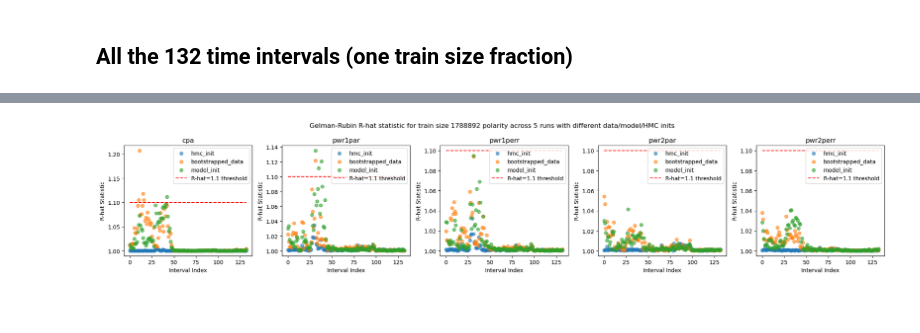
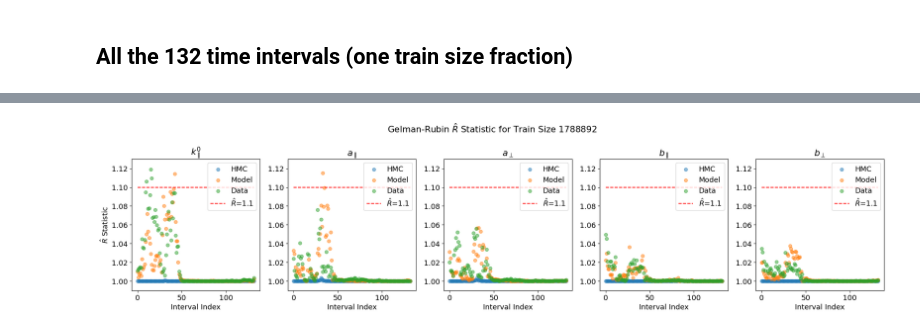
Before and after one commit to hawaii-ai/GalacticCosmicRays, a Jupyter notebook: notebooks/plot/plot_hmc_train_size_individual_runs.ipynb, the cells around one changed output, grey strips where cells are left out. Cells and saved outputs as stored; diff of their text form; code cells hidden in the pictures; blank space fills up the shorter version.

```diff
--- a/notebooks/plot/plot_hmc_train_size_individual_runs.ipynb
+++ b/notebooks/plot/plot_hmc_train_size_individual_runs.ipynb
@@ -7,7 +7,12 @@ from pathlib import Path
 from scipy.special import rel_entr, kl_div
 from scipy.stats import wasserstein_distance
 
+plt.rcParams.update({'font.size': 13})
+
+which_changes = ["bootstrapped_data", "model_init", "hmc_init"]
 PARAMETERS = ['cpa', 'pwr1par', 'pwr2par', 'pwr1perr', 'pwr2perr']
+which_changes_short = ["Data", "Model", "HMC"]
+PARAMETERS_NAME = [r'$k^{0}_{\parallel}$', r'$a_{\parallel}$', r'$a_{\perp}$', r'$b_{\parallel}$', r'$b_{\perp}$']
 PARAMETERS_MIN = np.array([100., 0.4, 0.4, 0.4, 0.4])
 PARAMETERS_MAX = np.array([870., 1.7, 1.7, 2.3, 2.3])
 # %% [markdown]
@@ -621,8 +799,8 @@ df_idxs = range(len(df))
 
 # Parameters (change me!)
 train_size_fraction = 1.0
-num_bins = 30
-hmc_version='v34_trial5_full'
+num_bins = 48
+hmc_version='v34_trial5_full_100000'
 
 # Get values
 df = index_mcmc_runs(file_version='2023')
@@ -630,6 +808,10 @@ df = index_mcmc_runs(file_version='2023')
 hmc_init_rhats = {}
 model_init_rhats = {}
 bootstrapped_data_rhats = {}
+
+existing_df_idxs_data = []
+existing_df_idxs_model = []
+existing_df_idxs_hmc = []
 
 for param in PARAMETERS:
     hmc_init_rhats[param] = []
@@ -706,4 +888,11 @@ for which_change in which_changes:
                 model_init_rhats[param].append(rhat_value)
             elif which_change == "hmc_init":
                 hmc_init_rhats[param].append(rhat_value)
+
+        if which_change == "bootstrapped_data":
+            existing_df_idxs_data.append(idx)
+        elif which_change == "model_init":
+            existing_df_idxs_model.append(idx)
+        elif which_change == "hmc_init":
+            existing_df_idxs_hmc.append(idx)
 # %% [output]
@@ -727,24 +916,33 @@ Which change hmc_init, df idx 132, param pwr2perr, R-hat: 1.0004
 # %%
 # Let's make a 1 x 5 grid of subplots, where each plot is the kl_divergence for each parameter over all the train sizes
-plt.figure(figsize=(20, 4))
-plt.suptitle(f"Gelman-Rubin R-hat statistic for train size {int(train_size_fraction * 1_788_892)} polarity across 5 runs with different data/model/HMC inits")
+plots_dir = Path(f'../../../results/{hmc_version}/plots/change_train_size/')
+plots_dir.mkdir(parents=True, exist_ok=True)
+
+plt.figure(figsize=(20, 5))
+plt.suptitle(r"Gelman-Rubin $\hat{R}$ Statistic for " + f"Train Size {int(train_size_fraction * 1_788_892)}")
 
 # Plot the R-hat statistics
 for i, param in enumerate(PARAMETERS):
     plt.subplot(1, 5, i+1)
-    plt.scatter(df_idxs, hmc_init_rhats[param], marker='o', alpha=0.6, label='hmc_init')
-    plt.scatter(df_idxs, bootstrapped_data_rhats[param], marker='o', alpha=0.6, label='bootstrapped_data')
-    plt.scatter(df_idxs, model_init_rhats[param], marker='o', alpha=0.6, label='model_init')
-    plt.hlines(y=1.1, xmin=0, xmax=132, color='r', linestyle='--', label='R-hat=1.1 threshold')
-    plt.title(param)
+    plt.scatter(existing_df_idxs_hmc, hmc_init_rhats[param], marker='o', alpha=0.5, label='HMC')
+    plt.scatter(existing_df_idxs_model, model_init_rhats[param], marker='o', alpha=0.5, label='Model')
+    plt.scatter(existing_df_idxs_data, bootstrapped_data_rhats[param], marker='o', alpha=0.5, label='Data')
+    plt.hlines(y=1.1, xmin=0, xmax=132, color='r', linestyle='--', label=r'$\hat{R}$=1.1')
+    plt.title(PARAMETERS_NAME[i])
+    plt.ylim(0.99, 1.13)
+    # plt.yscale('log')
     plt.xlabel('Interval Index')
-    plt.ylabel(f'R-hat Statistic')
     plt.legend()
+
+    if i == 0:
+        plt.ylabel(r'$\hat{R}$ Statistic')
+
 plt.tight_layout()
-plt.savefig(f'../../../results/{hmc_version}/plots/{train_size_fraction}_rhat_statistic.png', dpi=300)
+plt.savefig(plots_dir / f'{train_size_fraction}_rhat_statistic.png', dpi=300)
+plt.savefig(plots_dir / f'{train_size_fraction}_rhat_statistic.pdf')
 plt.show()
 # %% [output]
-[figure, old version]
+[figure, new version]
 # %%
 # Print the idx where r-hat > 1.1 for each parameter and which change
 for which_change, rhats_dict in zip(which_changes, [bootstrapped_data_rhats, model_init_rhats, hmc_init_rhats]):
```
Also changed, not shown: parts of 9 cells of this notebook, 12 other files.
